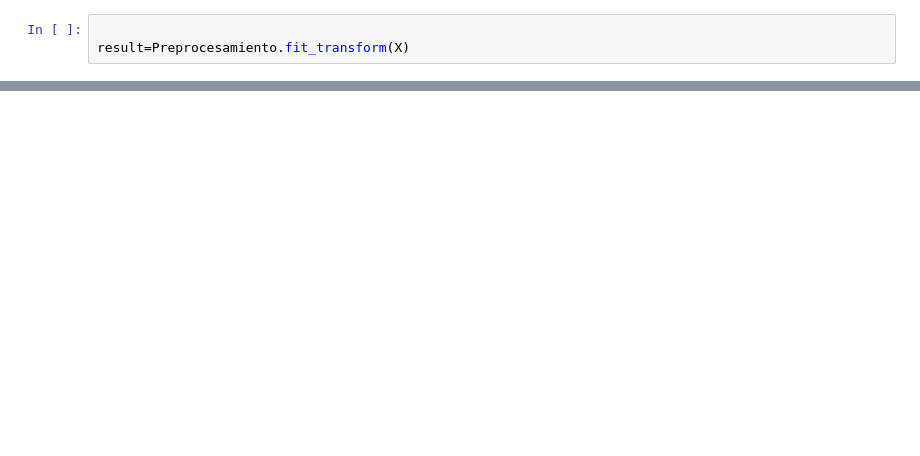
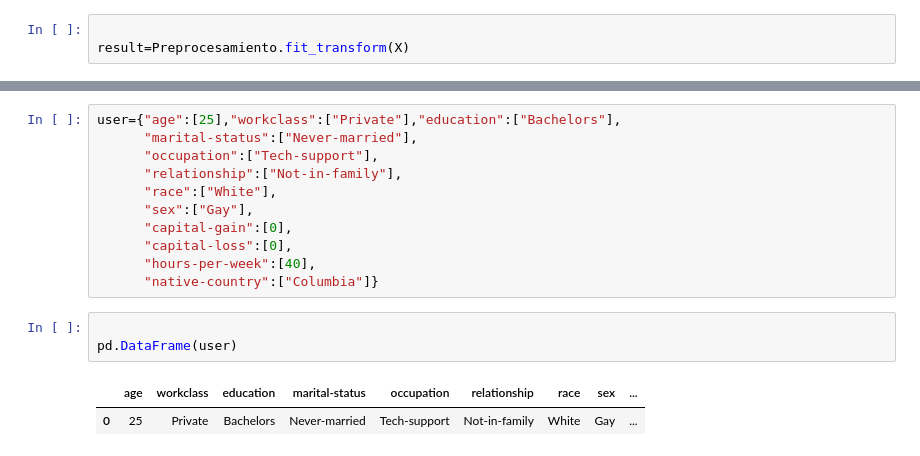
Before and after one commit to Juanselozf12/primerrepositorio, a Jupyter notebook: Código/Preprocesamiento.ipynb, the cells around one changed output, grey strips where cells are left out. Saved outputs shown, nothing was run; the diff lists cells and outputs as text; blank space fills up the shorter version.

```diff
--- a/Código/Preprocesamiento.ipynb
+++ b/Código/Preprocesamiento.ipynb
@@ -158,0 +177,17 @@ array([[ 0.14693247, -0.2171271 , -0.39726027, ...,  0.        ,
+# %%
+user={"age":[25],"workclass":["Private"],"education":["Bachelors"],
+      "marital-status":["Never-married"],
+      "occupation":["Tech-support"],
+      "relationship":["Not-in-family"],
+      "race":["White"],
+      "sex":["Gay"],
+      "capital-gain":[0],
+      "capital-loss":[0],
+      "hours-per-week":[40],
+      "native-country":["Columbia"]}
+# %%
+
+pd.DataFrame(user)
+# %% [output]
+|  | age | workclass | education | marital-status | occupation | relationship | race | sex | ... |
+| 0 | 25 | Private | Bachelors | Never-married | Tech-support | Not-in-family | White | Gay | ... |
```
Also changed, not shown: parts of 14 cells of this notebook, 6 other files.
